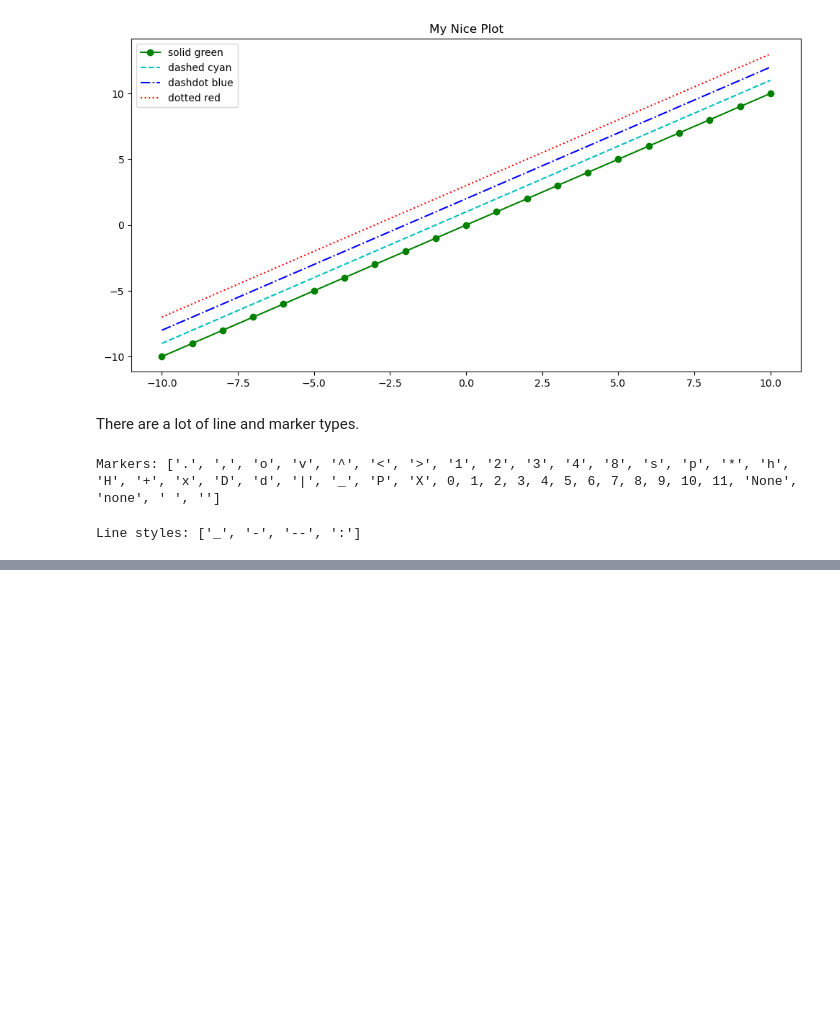
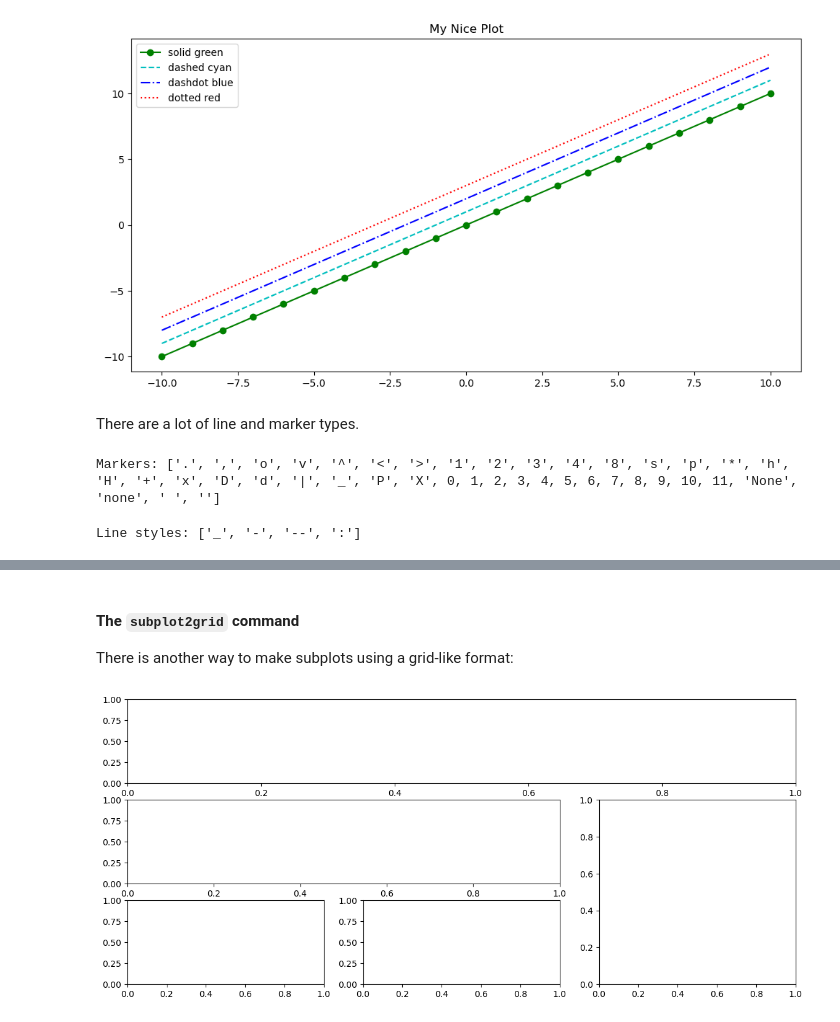
Before and after one commit to muhammadhananbaloch/Data-Analysis, a Jupyter notebook: data-cleaning-practice/Visualizations.ipynb, the cells around one changed output, grey strips where cells are left out. Drawn from its saved outputs; the diff is of its cells as text; code cells hidden in the pictures; blank space fills up the shorter version.

```diff
--- a/data-cleaning-practice/Visualizations.ipynb
+++ b/data-cleaning-practice/Visualizations.ipynb
@@ -112,0 +152,14 @@ Line styles: ['_', '-', '--', ':']
+# %% [markdown]
+#### The `subplot2grid` command
+
+There is another way to make subplots using a grid-like format:
+# %%
+plt.figure(figsize=(14, 6))
+
+ax1 = plt.subplot2grid((3,3), (0,0), colspan=3)
+ax2 = plt.subplot2grid((3,3), (1,0), colspan=2)
+ax3 = plt.subplot2grid((3,3), (1,2), rowspan=2)
+ax4 = plt.subplot2grid((3,3), (2,0))
+ax5 = plt.subplot2grid((3,3), (2,1))
+# %% [output]
+[figure, added]
```
Also changed, not shown: parts of 6 cells of this notebook.
